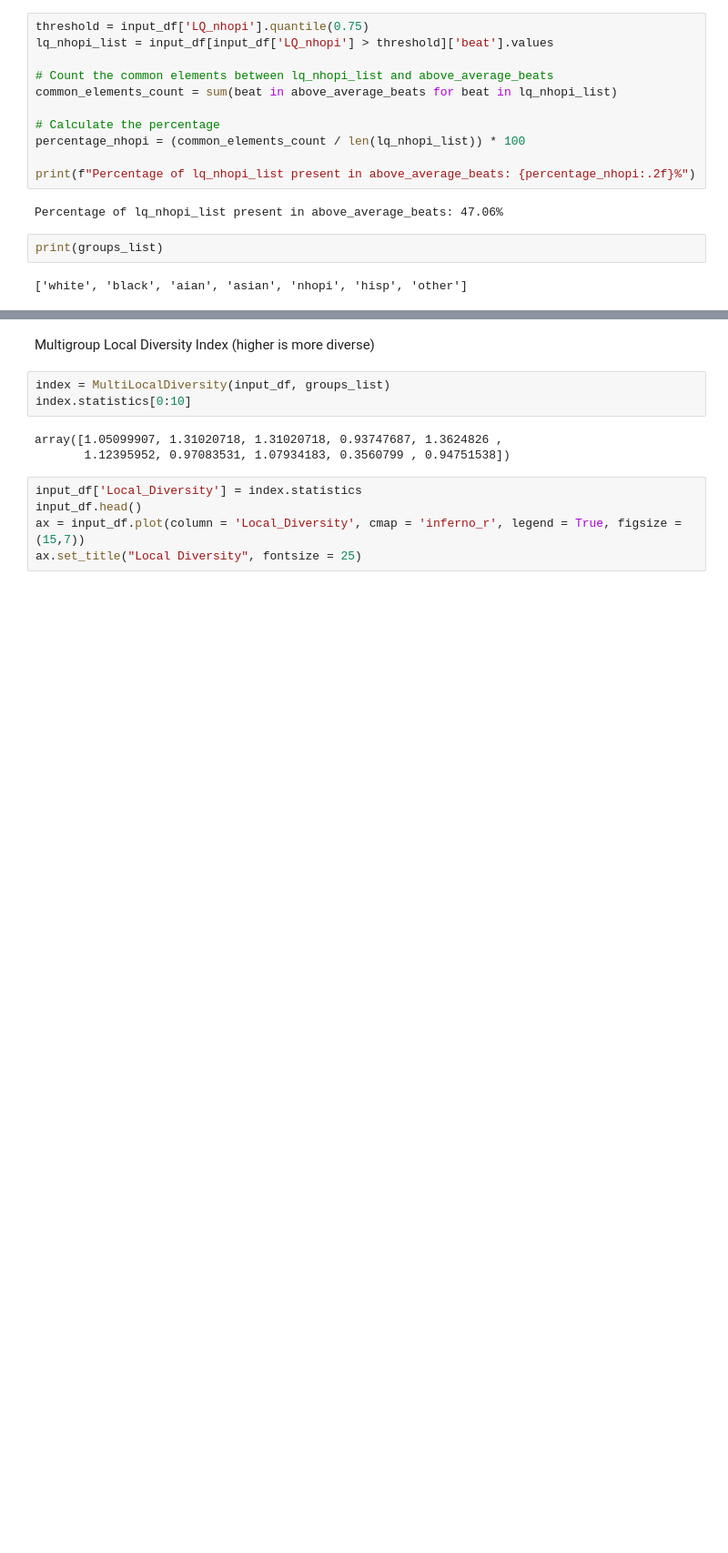
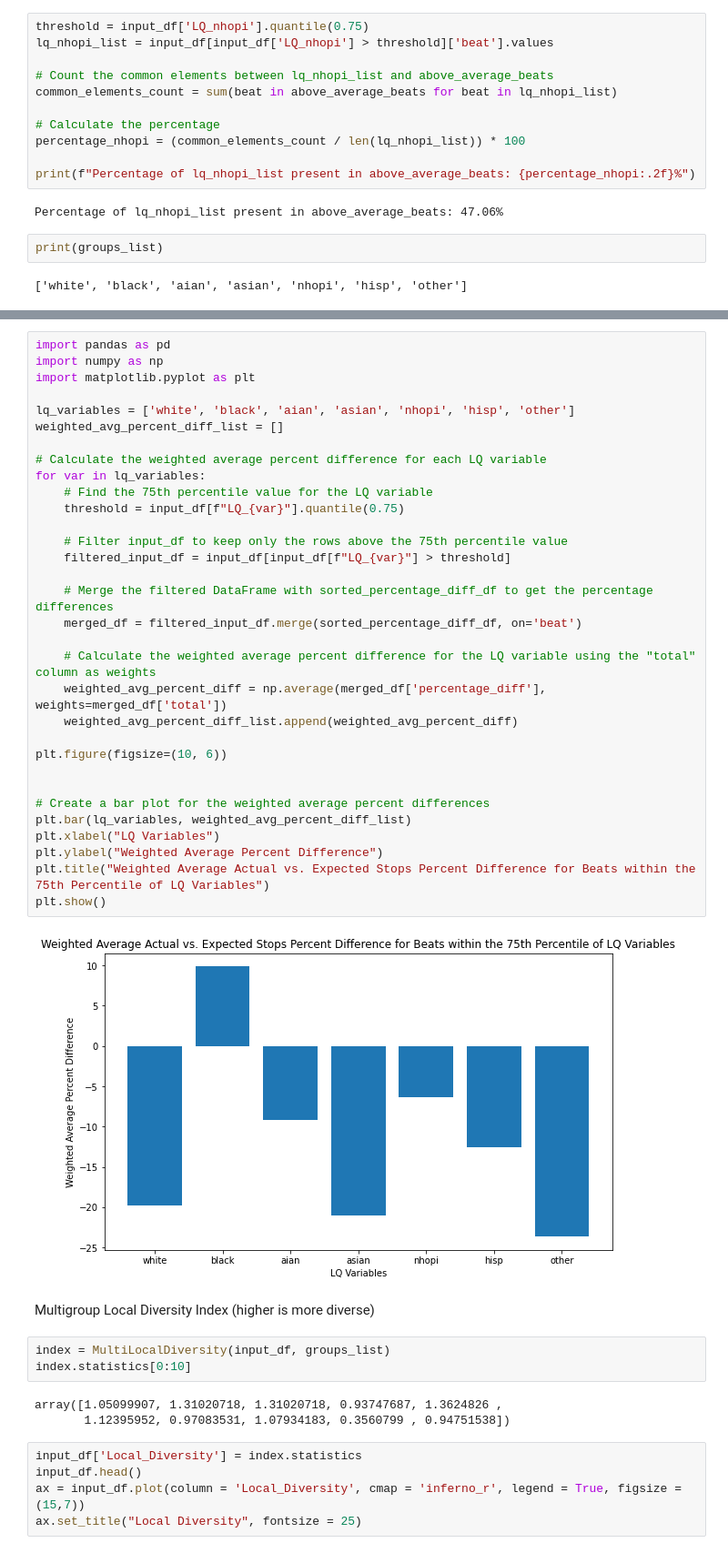
Before and after one commit to aldabbagh/DPI617, a Jupyter notebook: starter.ipynb, the cells around one changed output, grey strips where cells are left out. Shown at 91% size. Saved outputs shown, nothing was run; the diff lists cells and outputs as text; blank space fills up the shorter version.

```diff
--- a/starter.ipynb
+++ b/starter.ipynb
@@ -855,3 +951,37 @@ Text(0.5, 1.0, 'Percentage of Location Quotient 75th Quantile Beats with Above A
+# %%
+import pandas as pd
+import numpy as np
+import matplotlib.pyplot as plt
+
+lq_variables = ['white', 'black', 'aian', 'asian', 'nhopi', 'hisp', 'other']
+weighted_avg_percent_diff_list = []
+
+# Calculate the weighted average percent difference for each LQ variable
+for var in lq_variables:
+    # Find the 75th percentile value for the LQ variable
+    threshold = input_df[f"LQ_{var}"].quantile(0.75)
+
+    # Filter input_df to keep only the rows above the 75th percentile value
+    filtered_input_df = input_df[input_df[f"LQ_{var}"] > threshold]
+
+    # Merge the filtered DataFrame with sorted_percentage_diff_df to get the percentage differences
+    merged_df = filtered_input_df.merge(sorted_percentage_diff_df, on='beat')
+
+    # Calculate the weighted average percent difference for the LQ variable using the "total" column as weights
+    weighted_avg_percent_diff = np.average(merged_df['percentage_diff'], weights=merged_df['total'])
+    weighted_avg_percent_diff_list.append(weighted_avg_percent_diff)
+
+plt.figure(figsize=(10, 6))
+
+
+# Create a bar plot for the weighted average percent differences
+plt.bar(lq_variables, weighted_avg_percent_diff_list)
+plt.xlabel("LQ Variables")
+plt.ylabel("Weighted Average Percent Difference")
+plt.title("Weighted Average Actual vs. Expected Stops Percent Difference for Beats within the 75th Percentile of LQ Variables")
+plt.show()
+# %% [output]
+[figure, added]
 # %% [markdown]
 Multigroup Local Diversity Index (higher is more diverse)
 # %%
```
Also changed, not shown: parts of 5 cells of this notebook.
